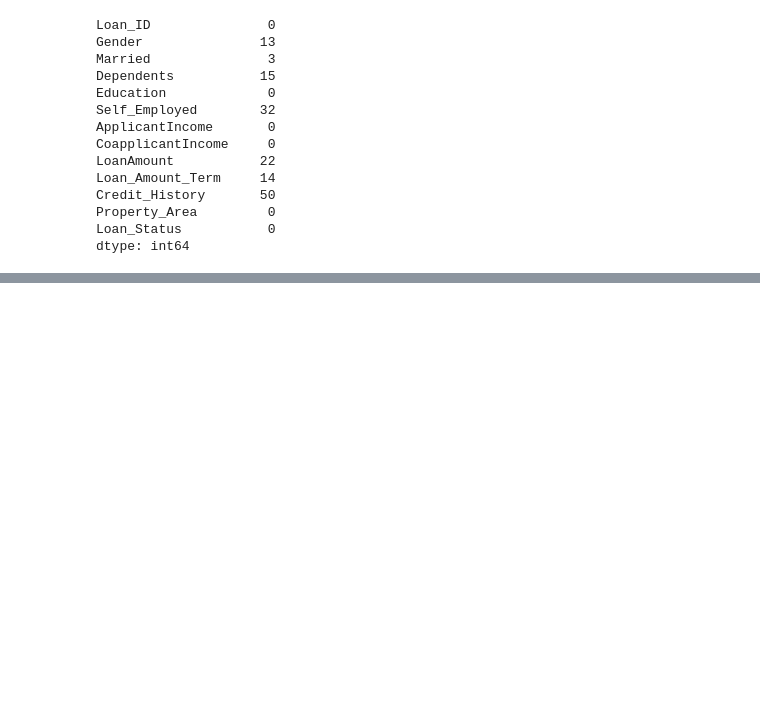
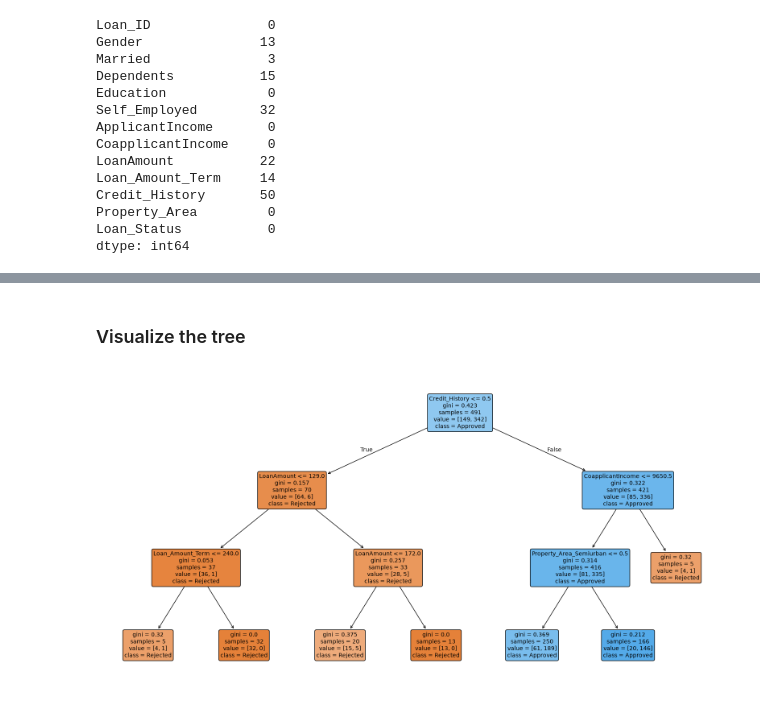
Before and after one commit to Ayusshi/loan_approval_prediction, a Jupyter notebook: notebooks/loan_approval_prediction.ipynb, the cells around one changed output, grey strips where cells are left out. Drawn from its saved outputs; the diff is of its cells as text; code cells hidden in the pictures; blank space fills up the shorter version.

Commit message:
Implementation of decision tree

```diff
--- a/notebooks/loan_approval_prediction.ipynb
+++ b/notebooks/loan_approval_prediction.ipynb
@@ -94,0 +188,8 @@ dtype: int64
+# %%
+model = DecisionTreeClassifier(
+    criterion="gini",
+    max_depth=3,
+    min_samples_split=10,
+    min_samples_leaf=5,
+    random_state=42
+)
@@ -94,0 +198,4 @@ dtype: int64
+# %%
+X = df.drop(columns=["Loan_ID", "Loan_Status"])
+
+y = df["Loan_Status"]
@@ -94,0 +268,17 @@ dtype: int64
+# %% [markdown]
+### Visualize the tree
+# %%
+plt.figure(figsize=(20,10))
+
+plot_tree(
+    model,
+    feature_names=X.columns,
+    class_names=["Rejected", "Approved"],
+    filled=True,
+    rounded=True,
+    fontsize=10
+)
+
+plt.show()
+# %% [output]
+[figure, added]
```
Also changed, not shown: parts of 24 cells of this notebook.
